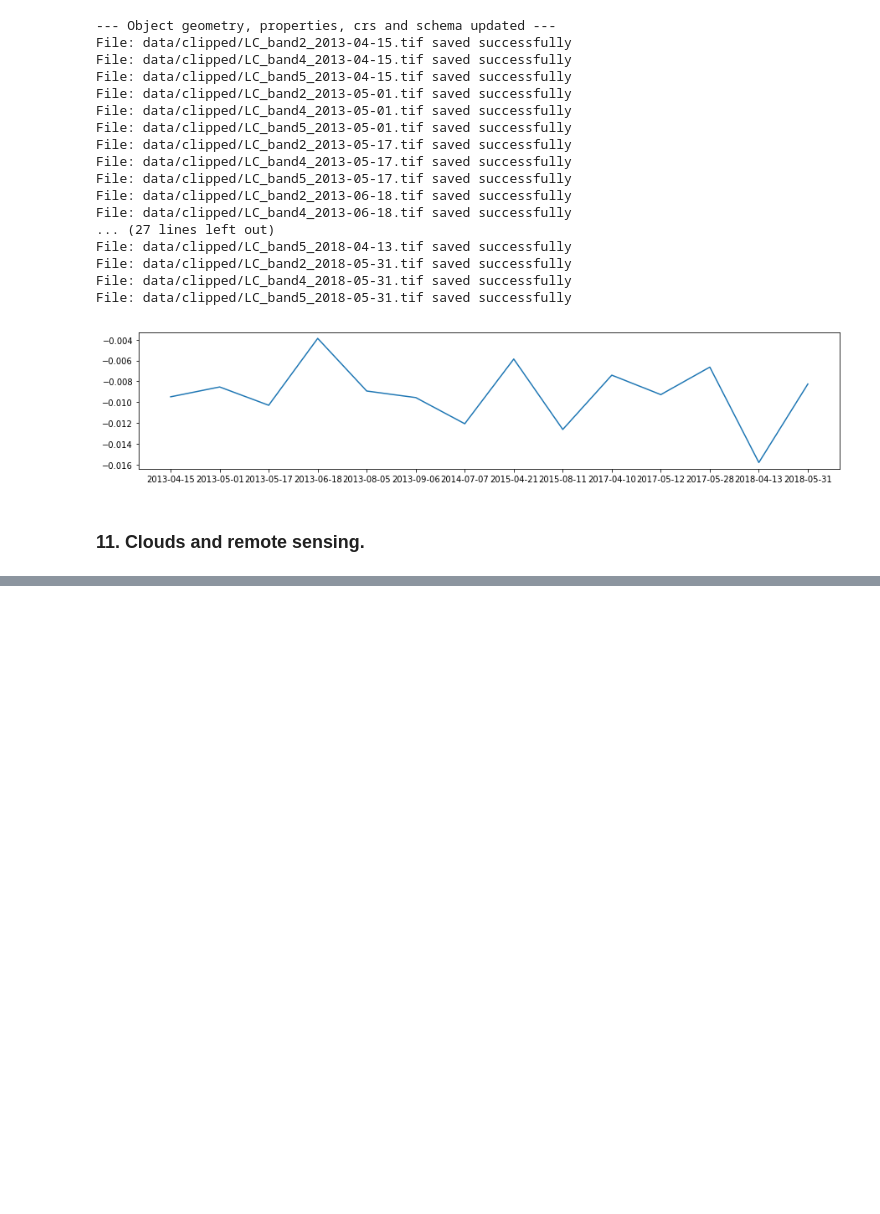
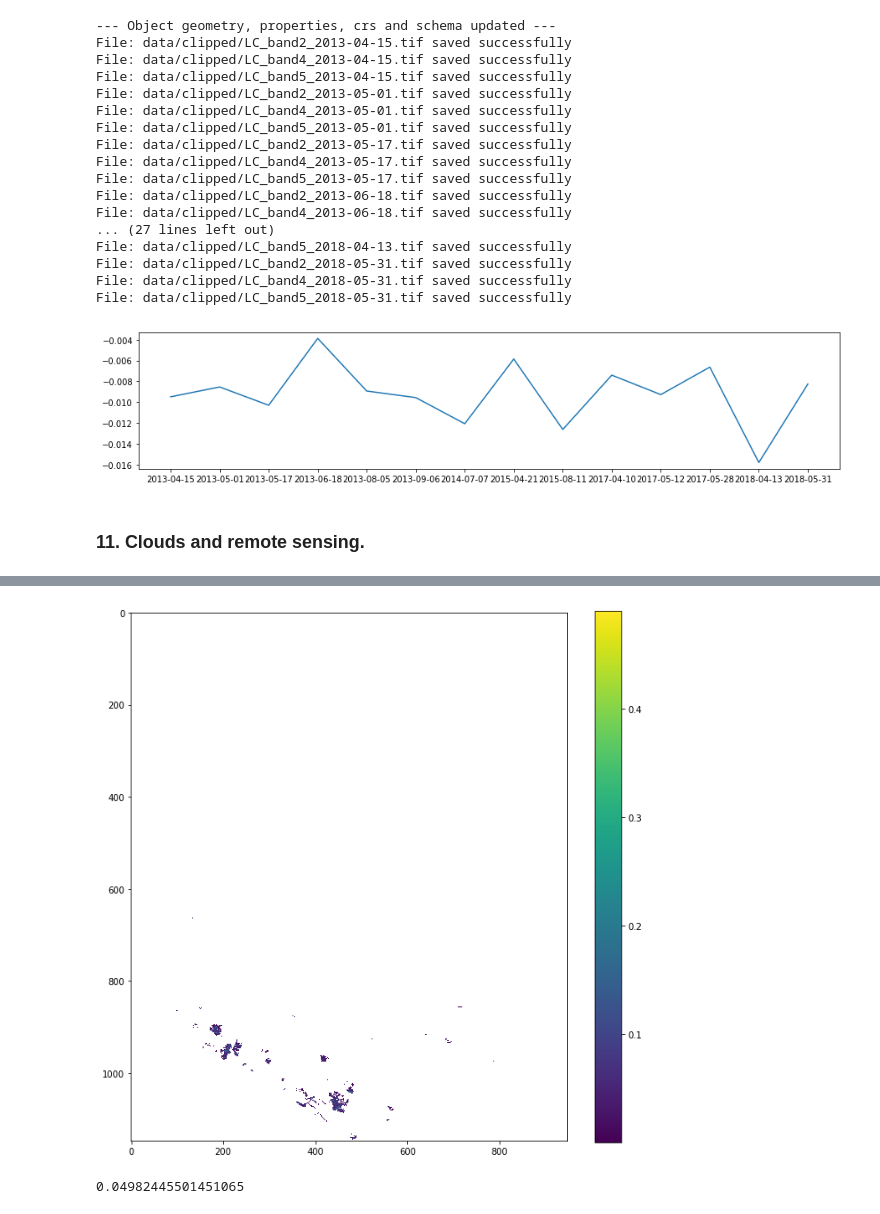
Before and after one commit to feleHaile/projections-clouds-and-Gdansk-Bay, a Jupyter notebook: algal_bloom_detection.ipynb, the cells around one changed output, grey strips where cells are left out. Drawn from its saved outputs; the diff is of its cells as text; code cells hidden in the pictures; blank space fills up the shorter version.

```diff
--- a/algal_bloom_detection.ipynb
+++ b/algal_bloom_detection.ipynb
@@ -585 +698,14 @@ File: data/clipped/LC_band5_2018-05-31.tif saved successfully
+# %%
+# Quick test of clouds
+
+bands = [clean_df[clean_df.index == '2013-05-17'][0][0],
+        clean_df[clean_df.index == '2013-05-17'][1][0],
+        clean_df[clean_df.index == '2013-05-17'][2][0]]
+
+clouds = calculate_evi(bands)
+show_band(clouds, color_map='viridis', remove_negative=True)
+print(np.nanmean(clouds[clouds > 0]))
+# %% [output]
+[figure, added]
+0.04982445501451065
 # %%
```
Also changed, not shown: parts of 14 cells of this notebook.
